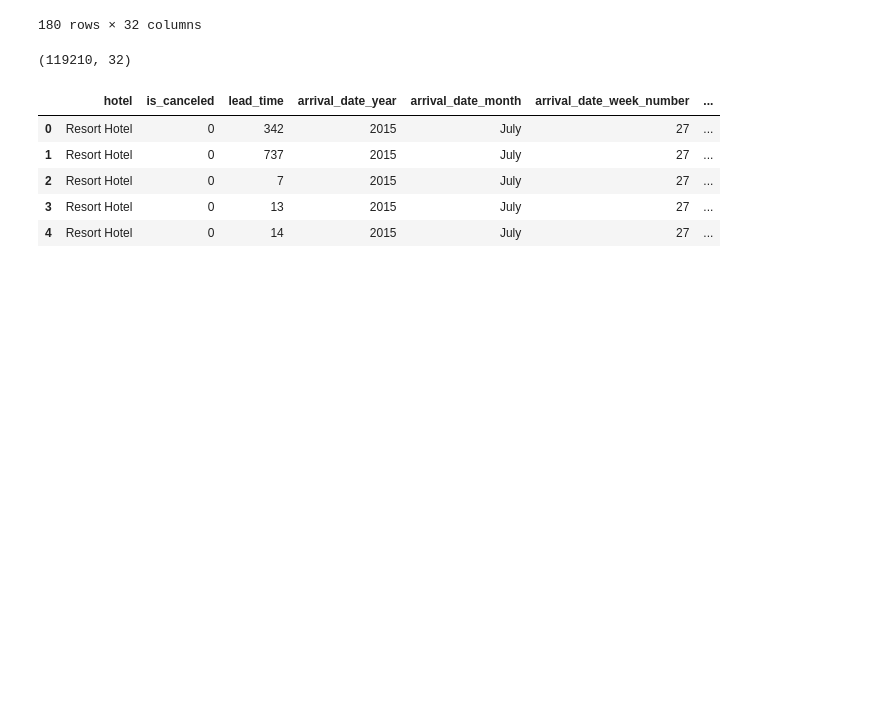
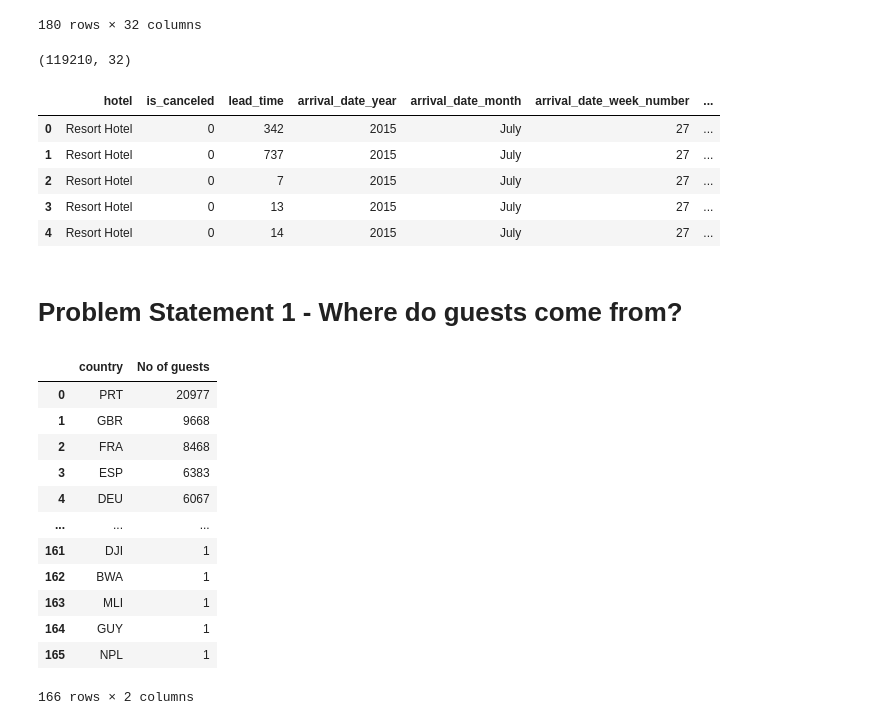
Before and after one commit to patelabhi23/ML-Practice, a Jupyter notebook: Hotel Booking/ML_HotelBooking_Predict.ipynb, the cells around one changed output. Saved outputs shown, nothing was run; the diff lists cells and outputs as text; code cells hidden in the pictures; blank space fills up the shorter version.

Commit message:
ps1-where do guests come from

```diff
--- a/Hotel Booking/ML_HotelBooking_Predict.ipynb
+++ b/Hotel Booking/ML_HotelBooking_Predict.ipynb
@@ -131,3 +131,23 @@ data.head()
 | 2 | Resort Hotel | 0 | 7 | 2015 | July | 27 | ... |
 | 3 | Resort Hotel | 0 | 13 | 2015 | July | 27 | ... |
 | 4 | Resort Hotel | 0 | 14 | 2015 | July | 27 | ... |
+# %% [markdown]
+# Problem Statement 1 - Where do guests come from?
+# %%
+country_wise_data=data[data['is_canceled']==0]['country'].value_counts().reset_index()
+country_wise_data.columns=['country','No of guests']
+country_wise_data
+# %% [output]
+|  | country | No of guests |
+| 0 | PRT | 20977 |
+| 1 | GBR | 9668 |
+| 2 | FRA | 8468 |
+| 3 | ESP | 6383 |
+| 4 | DEU | 6067 |
+| ... | ... | ... |
+| 161 | DJI | 1 |
+| 162 | BWA | 1 |
+| 163 | MLI | 1 |
+| 164 | GUY | 1 |
+| 165 | NPL | 1 |
+166 rows × 2 columns
```
Also changed, not shown: parts of 3 cells of this notebook.
